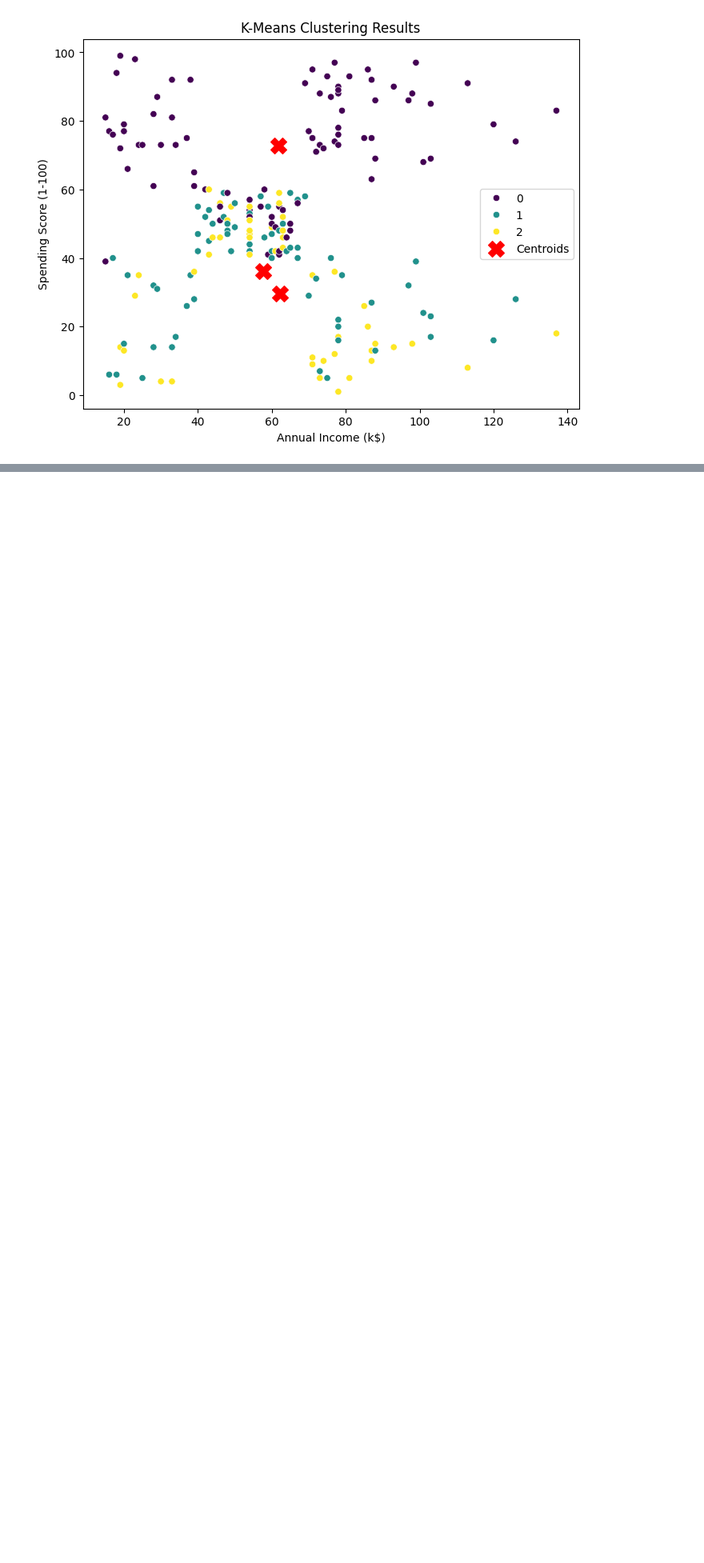
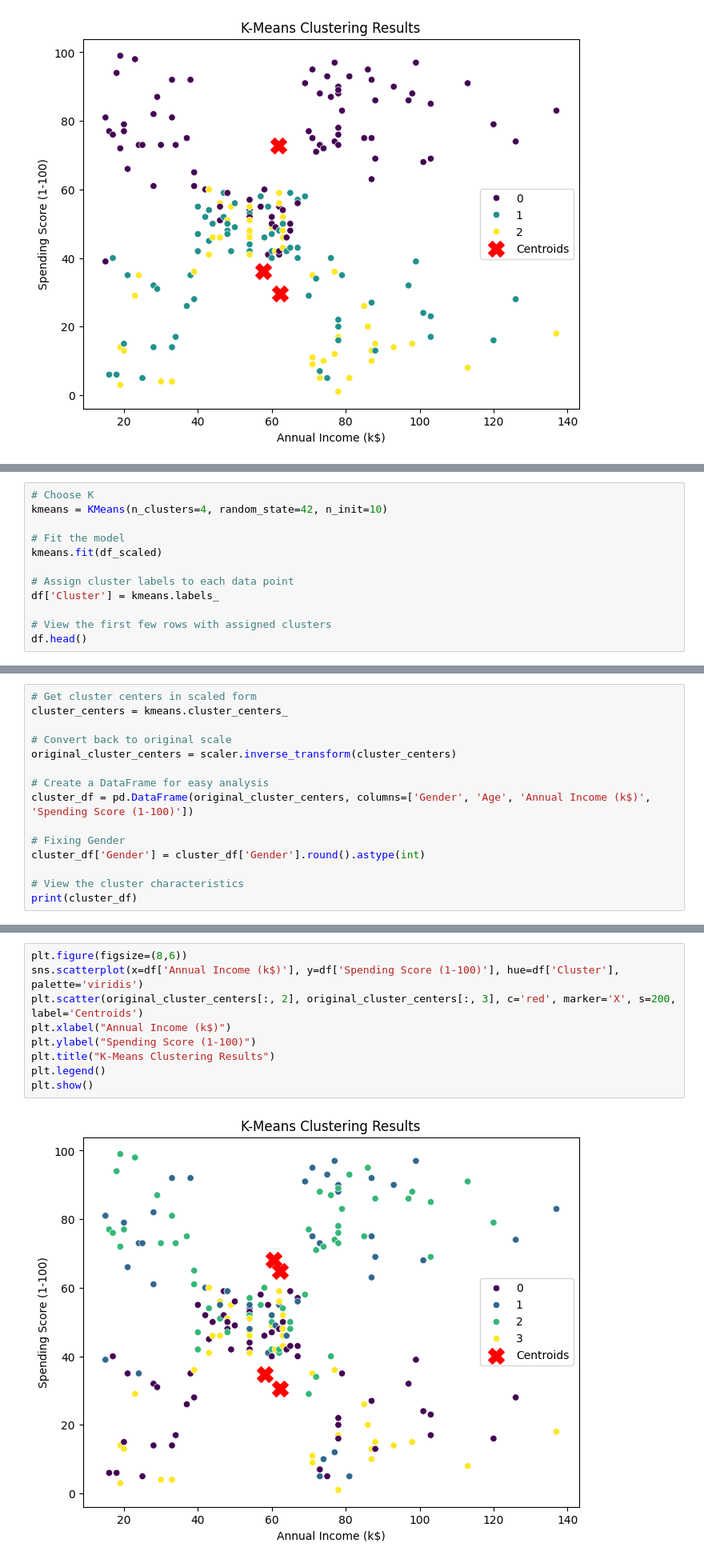
Before and after one commit to sbmccall/data-science-projects, a Jupyter notebook: customer-segmentation/notebooks/Mall_Customer_Segmentation.ipynb, the cells around one changed output, grey strips where cells are left out. Shown: that part at 80% size. Saved outputs shown, nothing was run; the diff lists cells and outputs as text; blank space fills up the shorter version.

Commit message:
Building and evaluating model

```diff
--- a/customer-segmentation/notebooks/Mall_Customer_Segmentation.ipynb
+++ b/customer-segmentation/notebooks/Mall_Customer_Segmentation.ipynb
@@ -397,0 +400,12 @@ plt.show()
+# %%
+# Choose K
+kmeans = KMeans(n_clusters=4, random_state=42, n_init=10)
+
+# Fit the model
+kmeans.fit(df_scaled)
+
+# Assign cluster labels to each data point
+df['Cluster'] = kmeans.labels_
+
+# View the first few rows with assigned clusters
+df.head()
@@ -397,0 +419,15 @@ plt.show()
+# %%
+# Get cluster centers in scaled form
+cluster_centers = kmeans.cluster_centers_
+
+# Convert back to original scale
+original_cluster_centers = scaler.inverse_transform(cluster_centers)
+
+# Create a DataFrame for easy analysis
+cluster_df = pd.DataFrame(original_cluster_centers, columns=['Gender', 'Age', 'Annual Income (k$)', 'Spending Score (1-100)'])
+
+# Fixing Gender
+cluster_df['Gender'] = cluster_df['Gender'].round().astype(int)
+
+# View the cluster characteristics
+print(cluster_df)
@@ -397,0 +440,11 @@ plt.show()
+# %%
+plt.figure(figsize=(8,6))
+sns.scatterplot(x=df['Annual Income (k$)'], y=df['Spending Score (1-100)'], hue=df['Cluster'], palette='viridis')
+plt.scatter(original_cluster_centers[:, 2], original_cluster_centers[:, 3], c='red', marker='X', s=200, label='Centroids')
+plt.xlabel("Annual Income (k$)")
+plt.ylabel("Spending Score (1-100)")
+plt.title("K-Means Clustering Results")
+plt.legend()
+plt.show()
+# %% [output]
+[figure, added]
```
Also changed, not shown: parts of 3 cells of this notebook.
